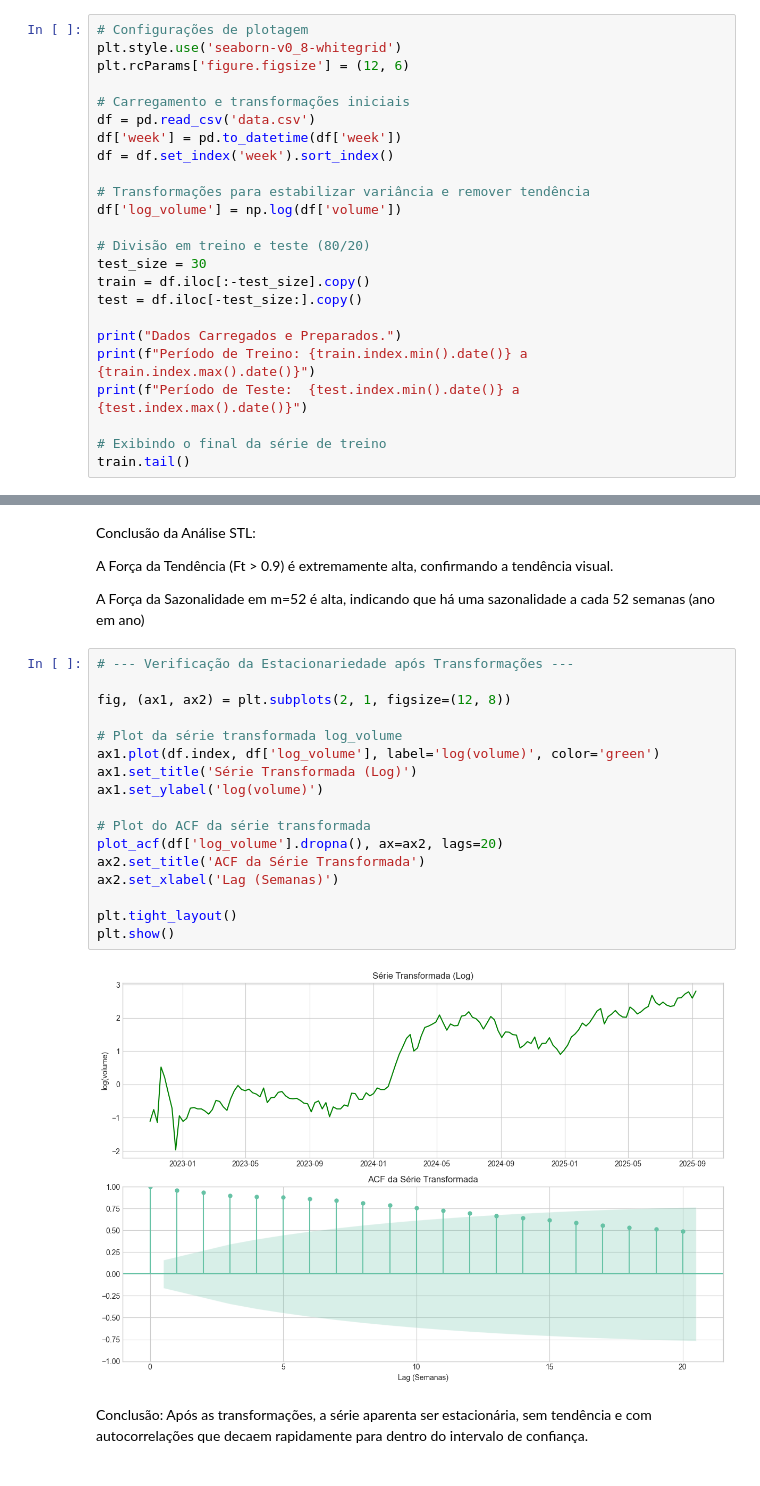
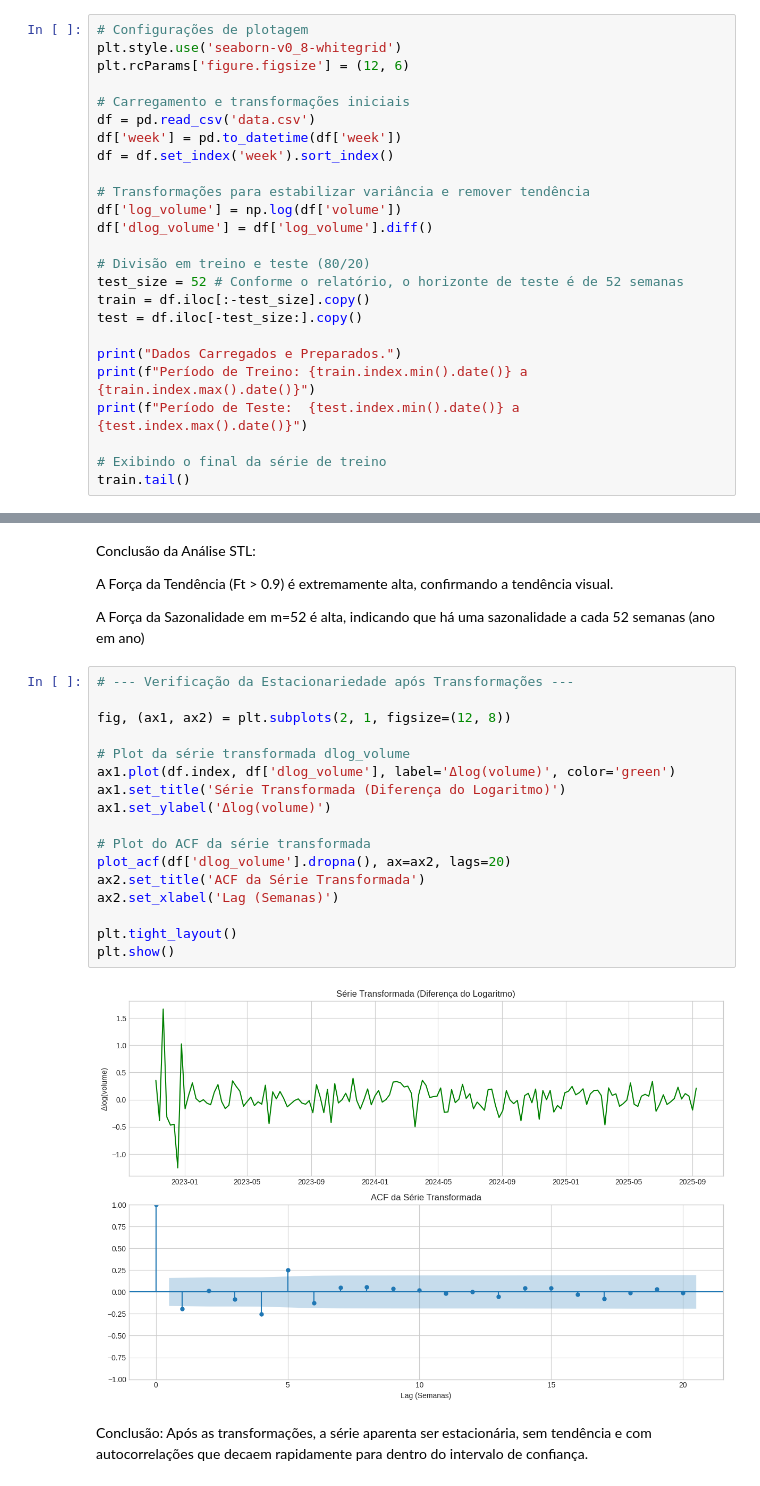
Before and after one commit to KaikyBraga/series_temporais, a Jupyter notebook: main.ipynb, the cells around one changed output, grey strips where cells are left out. Cells and saved outputs as stored; diff of their text form.

```diff
--- a/main.ipynb
+++ b/main.ipynb
@@ -29,9 +26,10 @@ df = df.set_index('week').sort_index()
 
 # Transformações para estabilizar variância e remover tendência
 df['log_volume'] = np.log(df['volume'])
+df['dlog_volume'] = df['log_volume'].diff()
 
 # Divisão em treino e teste (80/20)
-test_size = 30
+test_size = 52 # Conforme o relatório, o horizonte de teste é de 52 semanas
 train = df.iloc[:-test_size].copy()
 test = df.iloc[-test_size:].copy()
 
@@ -112,22 +110,22 @@ A Força da Sazonalidade em m=52 é alta, indicando que há uma sazonalidade a c
 # %%
 # --- Verificação da Estacionariedade após Transformações ---
 
 fig, (ax1, ax2) = plt.subplots(2, 1, figsize=(12, 8))
 
-# Plot da série transformada log_volume
-ax1.plot(df.index, df['log_volume'], label='log(volume)', color='green')
-ax1.set_title('Série Transformada (Log)')
-ax1.set_ylabel('log(volume)')
+# Plot da série transformada dlog_volume
+ax1.plot(df.index, df['dlog_volume'], label='Δlog(volume)', color='green')
+ax1.set_title('Série Transformada (Diferença do Logaritmo)')
+ax1.set_ylabel('Δlog(volume)')
 
 # Plot do ACF da série transformada
-plot_acf(df['log_volume'].dropna(), ax=ax2, lags=20)
+plot_acf(df['dlog_volume'].dropna(), ax=ax2, lags=20)
 ax2.set_title('ACF da Série Transformada')
 ax2.set_xlabel('Lag (Semanas)')
 
 plt.tight_layout()
 plt.show()
 # %% [output]
-[figure, old version]
+[figure, new version]
 # %% [markdown]
 Conclusão: Após as transformações, a série aparenta ser estacionária, sem tendência e com autocorrelações que decaem rapidamente para dentro do intervalo de confiança.
 # %% [markdown]
```
Also changed, not shown: parts of 19 cells of this notebook.
